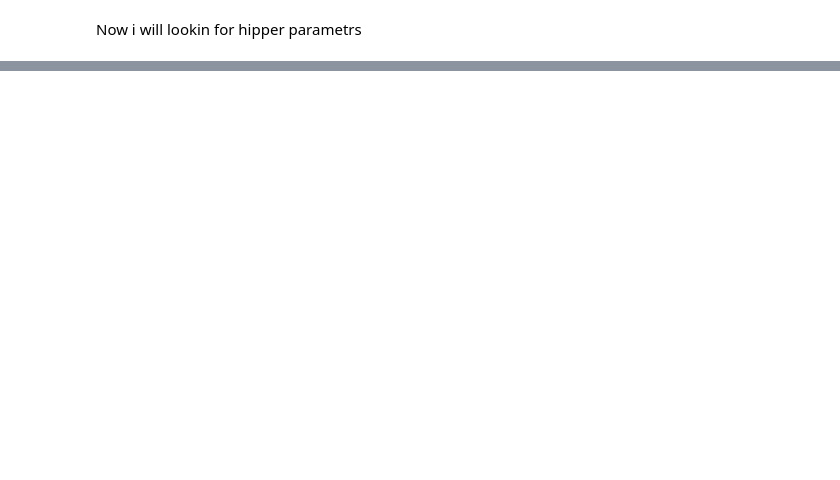
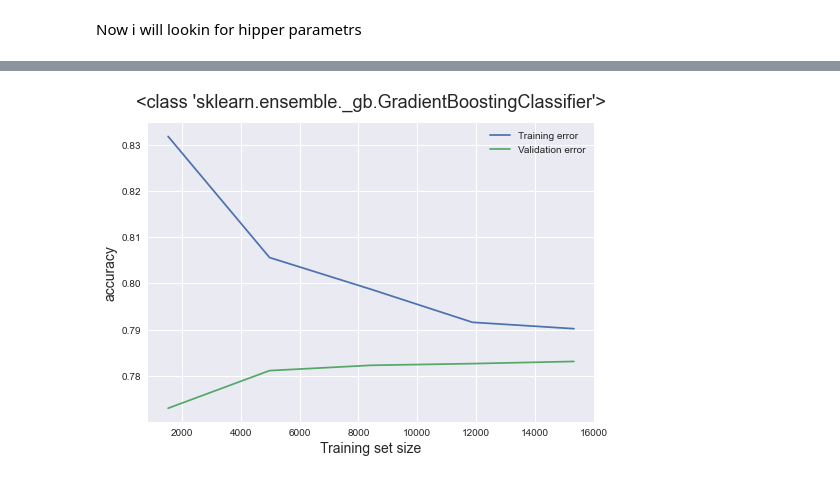
Before and after one commit to VladimirKrutko/Propobility-of-leaving, a Jupyter notebook: Sol.ipynb, the cells around one changed output, grey strips where cells are left out. Drawn from its saved outputs; the diff is of its cells as text; code cells hidden in the pictures; blank space fills up the shorter version.

Commit message:
found model

```diff
--- a/Sol.ipynb
+++ b/Sol.ipynb
@@ -384,0 +403,2 @@ Now i will lookin for hipper parametrs
+# %%
+data.drop('city',axis=1, inplace=True)
@@ -384,0 +465,6 @@ Now i will lookin for hipper parametrs
+# %%
+train_sizes, train_scores, test_scores = learning_curve(
+estimator = SC(),
+X = data.drop('target', axis=1),
+y = data.target, train_sizes =np.linspace(.1, 1.0, 5), cv = 5,
+scoring = 'roc_auc');
@@ -384,0 +475,3 @@ Now i will lookin for hipper parametrs
+# %%
+train_scores_mean = train_scores.mean(axis = 1)
+validation_scores_mean = test_scores.mean(axis = 1)
@@ -384,0 +482,17 @@ Now i will lookin for hipper parametrs
+# %%
+def learne_curve(model, score):
+    train_sizes, train_scores, test_scores = learning_curve(
+    estimator = model,
+    X = data.drop('target', axis=1),
+    y = data.target, train_sizes =np.linspace(.1, 1.0, 5), cv = 5,
+    scoring = score)
+    train_scores_mean = train_scores.mean(axis = 1)
+    validation_scores_mean = test_scores.mean(axis = 1)
+    plt.style.use('seaborn')
+    plt.plot(train_sizes, train_scores_mean, label = 'Training error')
+    plt.plot(train_sizes, validation_scores_mean, label = 'Validation error')
+    plt.ylabel(score, fontsize = 14)
+    plt.xlabel('Training set size', fontsize = 14)
+    plt.title(f"{model.__class__}", fontsize = 18, y = 1.03)
+    plt.legend()
+    return plt
@@ -384,0 +545,3 @@ Now i will lookin for hipper parametrs
+# %%
+learne_curve(GradientBoostingClassifier(), 'accuracy')
+# %% [output]
@@ -384,0 +549 @@ Now i will lookin for hipper parametrs
+[figure, added]
```
Also changed, not shown: parts of 26 cells of this notebook.
